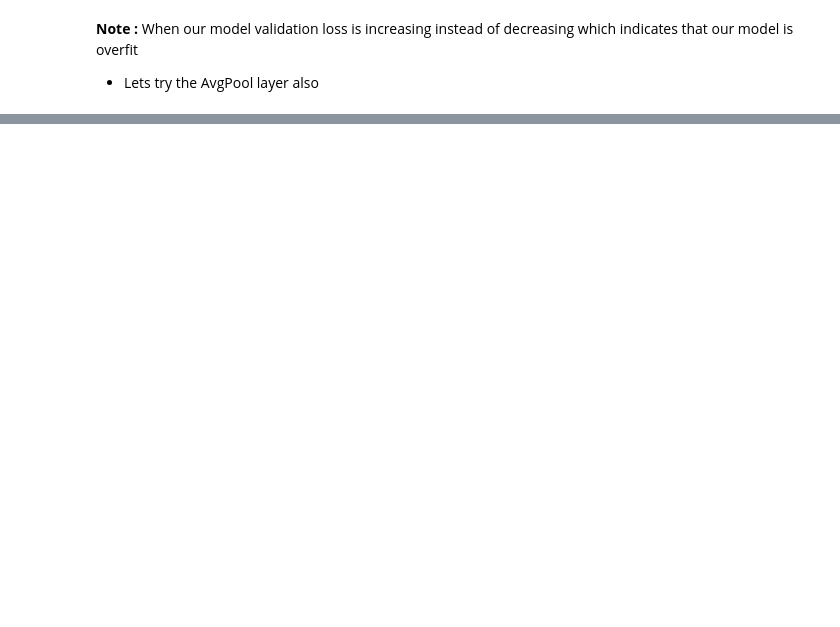
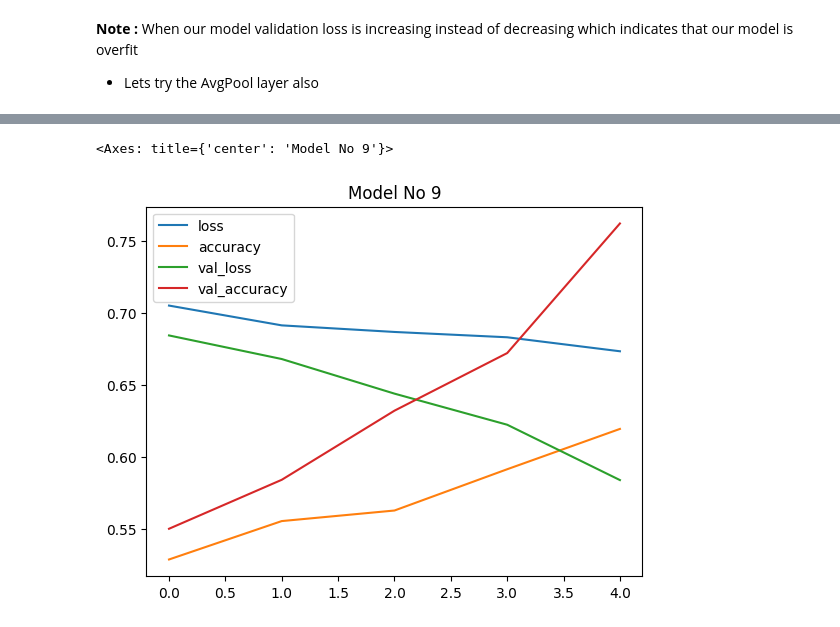
Before and after one commit to SajjaPremsai/TensorFlow, a Jupyter notebook: Convolutional_Neural_Network.ipynb, the cells around one changed output, grey strips where cells are left out. Drawn from its saved outputs; the diff is of its cells as text; code cells hidden in the pictures; blank space fills up the shorter version.

```diff
--- a/Convolutional_Neural_Network.ipynb
+++ b/Convolutional_Neural_Network.ipynb
@@ -459,0 +555,17 @@ _________________________________________________________________
+# %%
+image_model_9 = tf.keras.Sequential([
+    tf.keras.layers.Conv2D(filters=32,kernel_size=3,strides=(1,1),activation="relu",input_shape=(224,224,3)),
+    tf.keras.layers.Conv2D(filters=32,kernel_size=3,strides=(1,1),activation="relu"),
+    tf.keras.layers.AvgPool2D(pool_size=(2,2)),
+    tf.keras.layers.Conv2D(filters=32,kernel_size=3,strides=(1,1),activation="relu"),
+    tf.keras.layers.Conv2D(filters=32,kernel_size=3,strides=(1,1),activation="relu"),
+    tf.keras.layers.AvgPool2D(pool_size=(2,2)),
+    tf.keras.layers.Flatten(),
+    tf.keras.layers.Dense(1,activation="sigmoid")
+])
+image_model_9.compile(loss=tf.keras.losses.binary_crossentropy,optimizer=tf.keras.optimizers.SGD(), metrics=["accuracy"])
+history_9 = image_model_9.fit(shuffled_augmented_train_data,
+                  epochs=5,
+                  steps_per_epoch=len(shuffled_augmented_train_data),
+                  validation_data=shuffled_test_data,
+                  validation_steps=len(shuffled_test_data))
@@ -459,0 +603,6 @@ _________________________________________________________________
+# %%
+h9 = pd.DataFrame(history_9.history)
+h9.plot(title="Model No 9")
+# %% [output]
+<Axes: title={'center': 'Model No 9'}>
+[figure, added]
```
Also changed, not shown: parts of 41 cells of this notebook, 1 other file.
